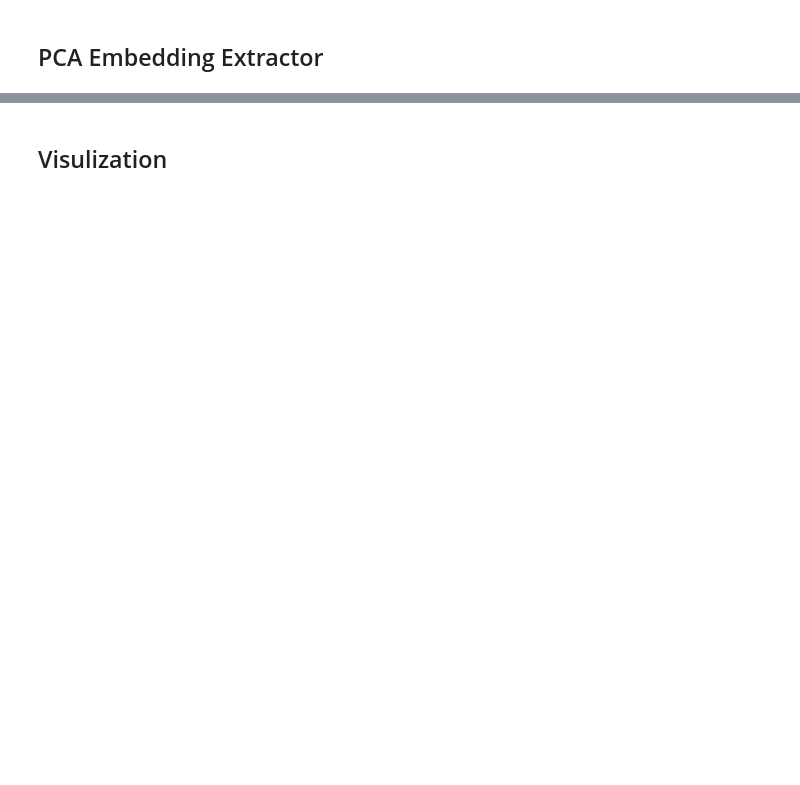
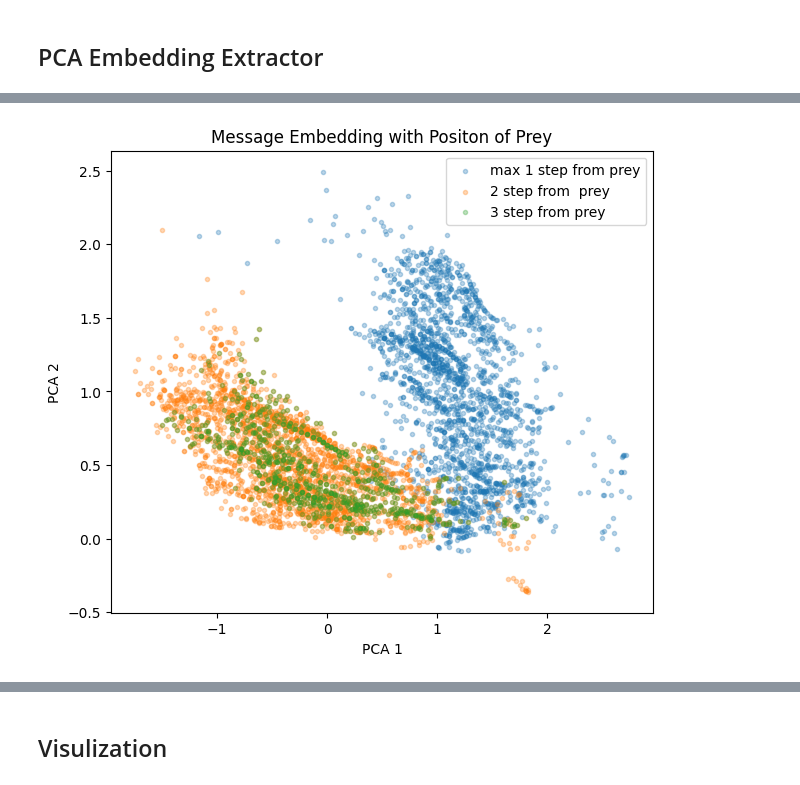
Before and after one commit to Sayantan0013/marl-indep-comm, a Jupyter notebook: param_share/analysis/Analysis.ipynb, the cells around one changed output, grey strips where cells are left out. Drawn from its saved outputs; the diff is of its cells as text; code cells hidden in the pictures; blank space fills up the shorter version.

```diff
--- a/param_share/analysis/Analysis.ipynb
+++ b/param_share/analysis/Analysis.ipynb
@@ -84,0 +203,65 @@ plt.scatter(*(transformed_key.T),marker='.')
+# %%
+mask = np.zeros((5,5))
+mask[1:4,1:4] = 1
+mask[0,2] = 1
+mask[2,0] = 1
+mask[2,4] = 1
+mask[4,2] = 1
+mask[2,2] = 0
+
+dist_3_mask = np.zeros((5,5))
+
+dist_3_mask[0,0] = 1
+dist_3_mask[4,4] = 1
+dist_3_mask[0,4] = 1
+dist_3_mask[4,0] = 1
+
+dist_2_mask = np.ones((5,5))
+dist_2_mask[2,2] = 0
+dist_2_mask -= mask - dist_3_mask
+
+def mask_convert(mask):
+    return np.expand_dims(mask.flatten(),axis=[0,1])
+
+dist_1_mask = mask_convert(mask)
+dist_2_mask = mask_convert(dist_2_mask)
+dist_3_mask = mask_convert(dist_3_mask)
+
+dist_1 = ((obs_array[:,:,start:-1]*dist_1_mask).sum(axis=2) >= 1).reshape(-1)
+dist_2 = ((obs_array[:,:,start:-1]*dist_2_mask).sum(axis=2) >= 1).reshape(-1)
+dist_3 = ((obs_array[:,:,start:-1]*dist_3_mask).sum(axis=2) >= 1).reshape(-1)
+
+condition = prey_present
+
+def plot_with_catch(embeddings):
+    plt.xlabel('PCA 1')
+    plt.ylabel('PCA 2')
+    plt.scatter(*(embeddings[condition & dist_1].T),marker='.',alpha=alpha, label = 'max 1 step from prey')
+    plt.scatter(*(embeddings[condition & dist_2].T),marker='.',alpha=alpha, label = '2 step from  prey')
+    plt.scatter(*(embeddings[condition & dist_3].T),marker='.',alpha=alpha, label = '3 step from prey')
+    plt.legend()
+
+
+plt.figure(figsize=(7,6))
+# plt.subplot(131)
+plt.title('Message Embedding with Positon of Prey')
+plot_with_catch(transformed_msg)
+
+# plt.subplot(132)
+# plt.title('Key Embedding with Positon of Prey')
+# plot_with_catch(transformed_key)
+
+# plt.subplot(133)
+# plt.title('Query Embedding')
+# plot_with_catch(transformed_query)
+
+
+plt.show()
+
+# 1 1 0 1 1
+# 1 0 0 0 1
+# 0 0 0 0 0
+# 1 0 0 0 1
+# 1 1 0 1 1
+# %% [output]
+[figure, added]
```
Also changed, not shown: parts of 19 cells of this notebook, 3 other files.
